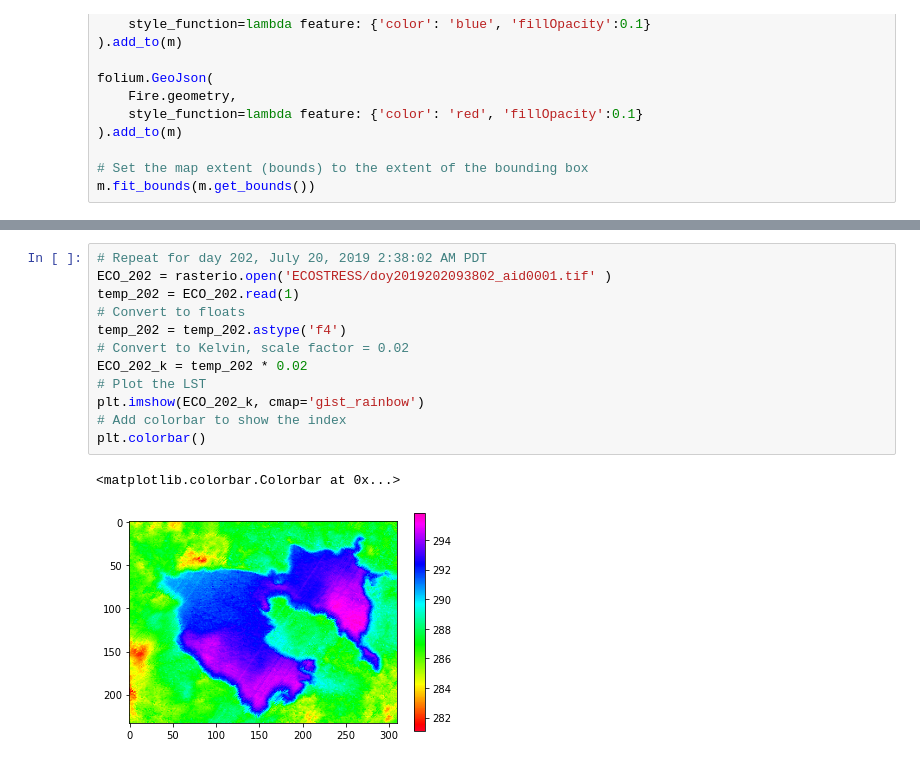
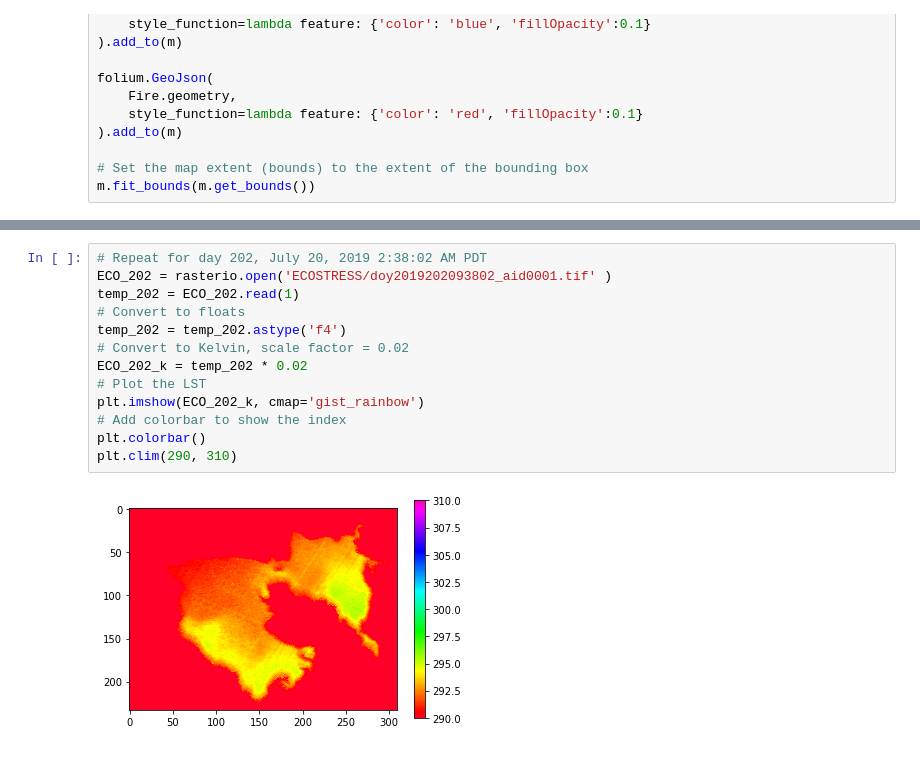
Before and after one commit to waterhackweek/whw2020_firewater, a Jupyter notebook: brentsNotebook.ipynb, the cells around one changed output, grey strips where cells are left out. Cells and saved outputs as stored; diff of their text form.

```diff
--- a/brentsNotebook.ipynb
+++ b/brentsNotebook.ipynb
@@ -85,18 +85,18 @@ plt.colorbar()
 # %%
 # Repeat for day 202, July 20, 2019 2:38:02 AM PDT
 ECO_202 = rasterio.open('ECOSTRESS/doy2019202093802_aid0001.tif' )
 temp_202 = ECO_202.read(1)
 # Convert to floats
 temp_202 = temp_202.astype('f4')
 # Convert to Kelvin, scale factor = 0.02
 ECO_202_k = temp_202 * 0.02
 # Plot the LST
 plt.imshow(ECO_202_k, cmap='gist_rainbow')
 # Add colorbar to show the index
 plt.colorbar()
+plt.clim(290, 310)
 # %% [output]
-<matplotlib.colorbar.Colorbar at 0x...>
-[figure, old version]
+[figure, new version]
 # %%
 # day 211 , July 29, 2019 5:35:40 PM PDT
 ECO_211 = rasterio.open('ECOSTRESS/doy2019211003540_aid0001.tif' )
```
Also changed, not shown: parts of 8 cells of this notebook.
